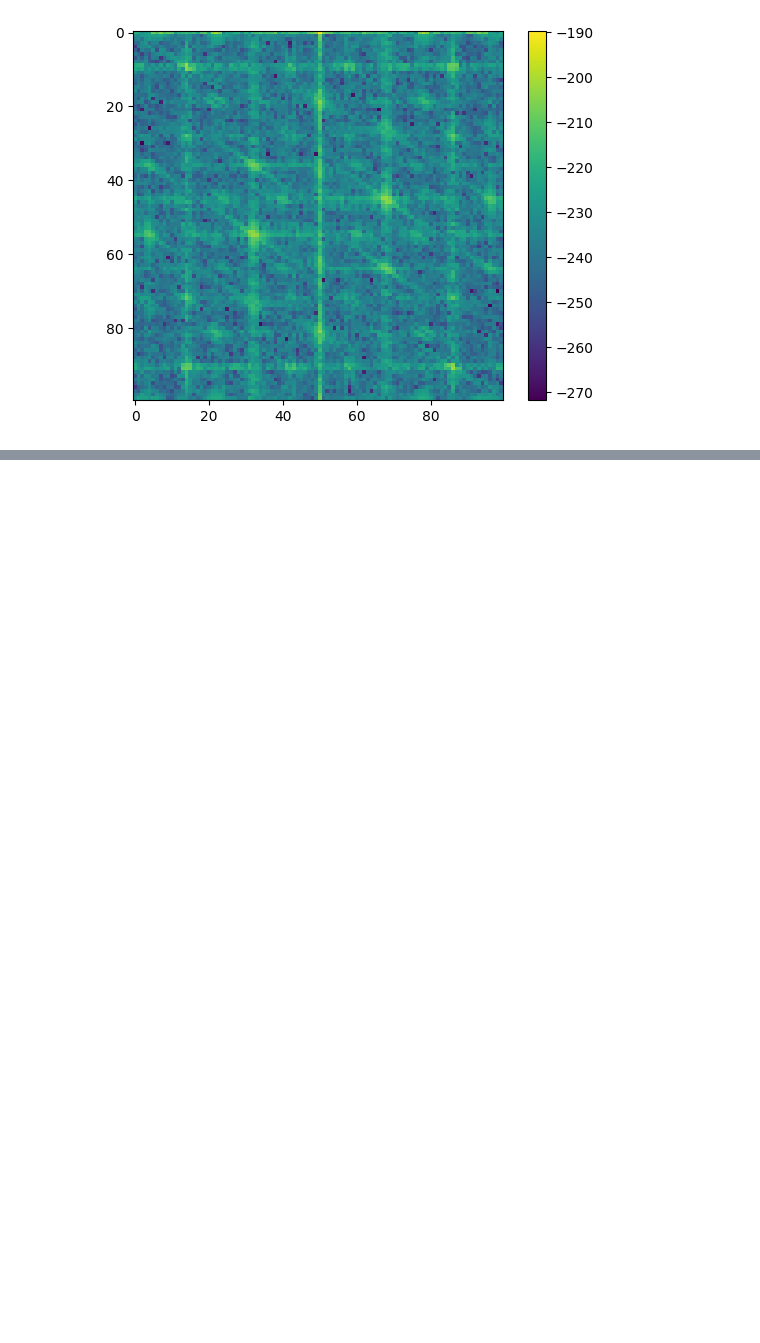
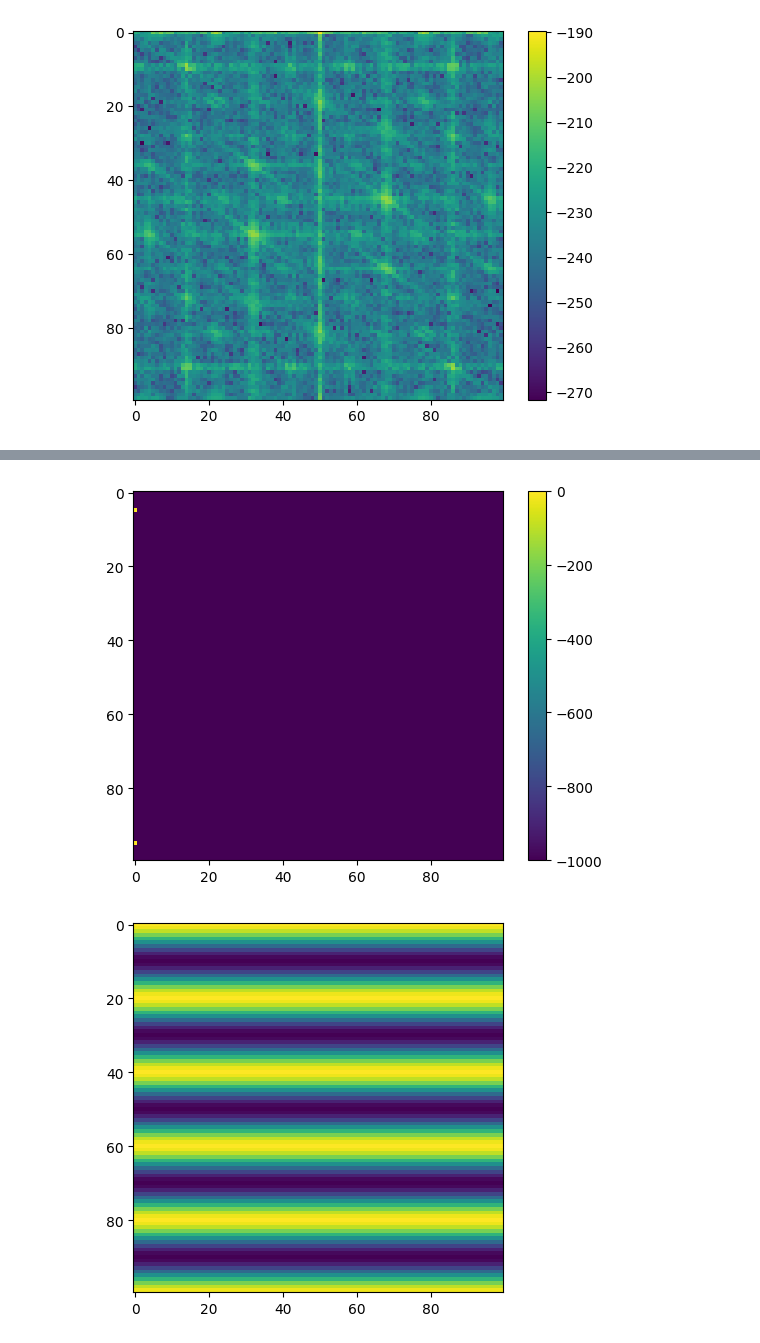
Before and after one commit to superBleep/Procesarea_Semnalelor, a Jupyter notebook: Lab_7_PS/Lab_7_PS.ipynb, the cells around one changed output, grey strips where cells are left out. Cells and saved outputs as stored; diff of their text form; code cells hidden in the pictures; blank space fills up the shorter version.

```diff
--- a/Lab_7_PS/Lab_7_PS.ipynb
+++ b/Lab_7_PS/Lab_7_PS.ipynb
@@ -177 +183,25 @@ plt.show()
 [figure]
+# %%
+y = np.empty((n1, n2))
+
+for i in range(n1):
+    for j in range(n2):
+        y[i][j] = 1e-50
+
+y[5][0] = 1
+y[n1 - 5][0] = 1
+
+
+freq_db = 20 * np.log10(abs(y))
+
+plt.imshow(freq_db)
+plt.colorbar()
+plt.show()
+
+x = np.fft.ifft2(y)
+
+plt.imshow(x.real)
+plt.show()
+# %% [output]
+[figure, added]
+[figure, added]
```
Also changed, not shown: parts of 5 cells of this notebook.
